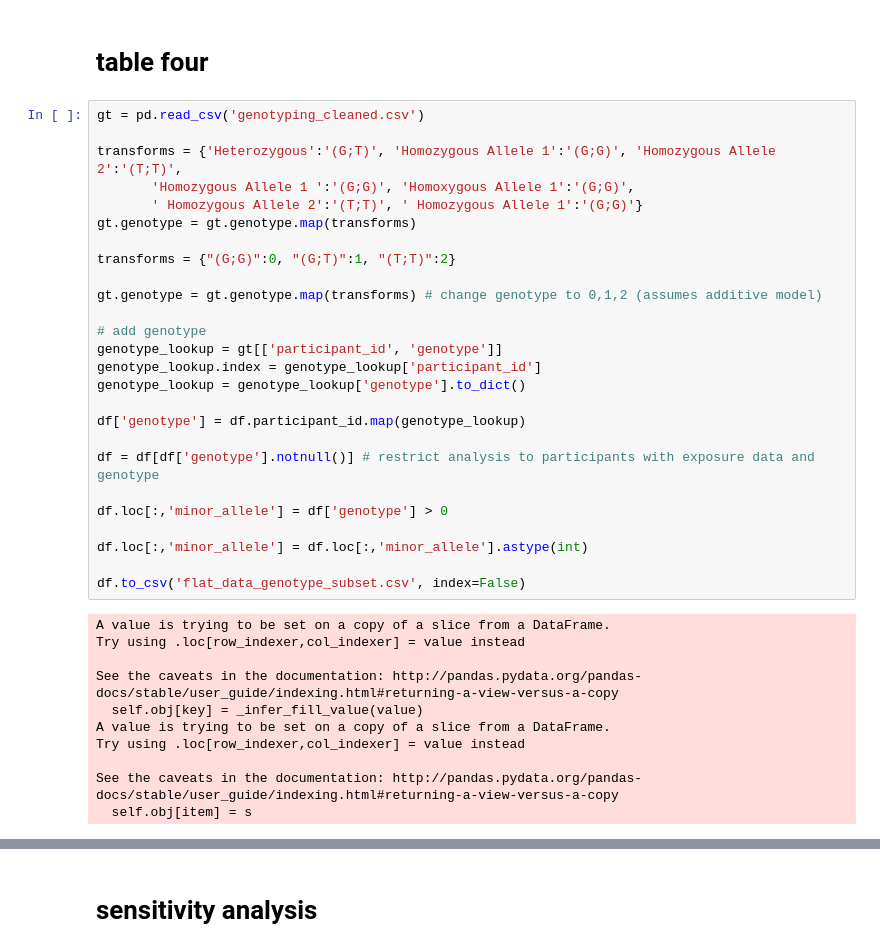
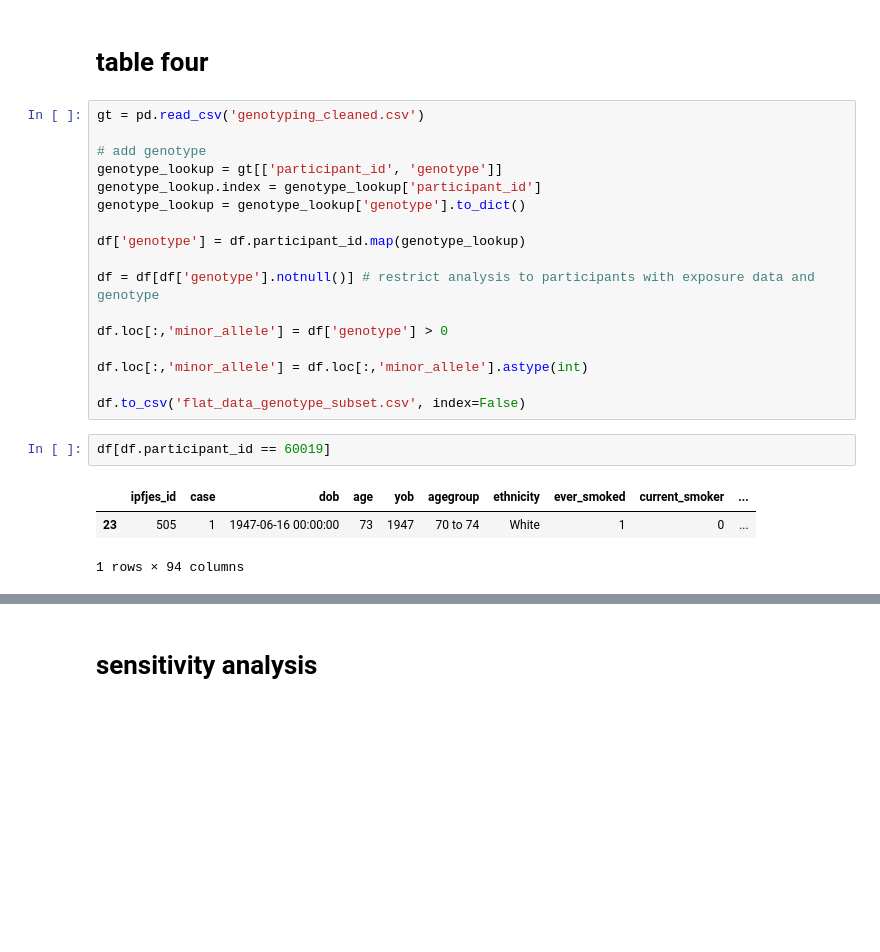
Before and after one commit to drcjar/ipfjes, a Jupyter notebook: notebooks/8. ipfjes_paper_analysis.ipynb, the cells around one changed output, grey strips where cells are left out. Drawn from its saved outputs; the diff is of its cells as text; blank space fills up the shorter version.

```diff
--- a/notebooks/8. ipfjes_paper_analysis.ipynb
+++ b/notebooks/8. ipfjes_paper_analysis.ipynb
@@ -458,15 +482,6 @@ ever_smoked:peto_exposed                            0.97   3.40  1.81
 # table four
 # %%
 gt = pd.read_csv('genotyping_cleaned.csv')
-
-transforms = {'Heterozygous':'(G;T)', 'Homozygous Allele 1':'(G;G)', 'Homozygous Allele 2':'(T;T)',
-       'Homozygous Allele 1 ':'(G;G)', 'Homoxygous Allele 1':'(G;G)',
-       ' Homozygous Allele 2':'(T;T)', ' Homozygous Allele 1':'(G;G)'}
-gt.genotype = gt.genotype.map(transforms)
-
-transforms = {"(G;G)":0, "(G;T)":1, "(T;T)":2}
-
-gt.genotype = gt.genotype.map(transforms) # change genotype to 0,1,2 (assumes additive model)
 
 # add genotype
 genotype_lookup = gt[['participant_id', 'genotype']]
@@ -482,14 +497,9 @@ df.loc[:,'minor_allele'] = df['genotype'] > 0
 df.loc[:,'minor_allele'] = df.loc[:,'minor_allele'].astype(int)
 
 df.to_csv('flat_data_genotype_subset.csv', index=False)
-# %% [output]
-A value is trying to be set on a copy of a slice from a DataFrame.
-Try using .loc[row_indexer,col_indexer] = value instead
-
-See the caveats in the documentation: http://pandas.pydata.org/pandas-docs/stable/user_guide/indexing.html#returning-a-view-versus-a-copy
-  self.obj[key] = _infer_fill_value(value)
-A value is trying to be set on a copy of a slice from a DataFrame.
-Try using .loc[row_indexer,col_indexer] = value instead
-
-See the caveats in the documentation: http://pandas.pydata.org/pandas-docs/stable/user_guide/indexing.html#returning-a-view-versus-a-copy
-  self.obj[item] = s
+# %%
+df[df.participant_id == 60019]
+# %% [output]
+|  | ipfjes_id | case | dob | age | yob | agegroup | ethnicity | ever_smoked | current_smoker | ... |
+| 23 | 505 | 1 | 1947-06-16 00:00:00 | 73 | 1947 | 70 to 74 | White | 1 | 0 | ... |
+1 rows × 94 columns
```
Also changed, not shown: parts of 55 cells of this notebook, 2 other files.
